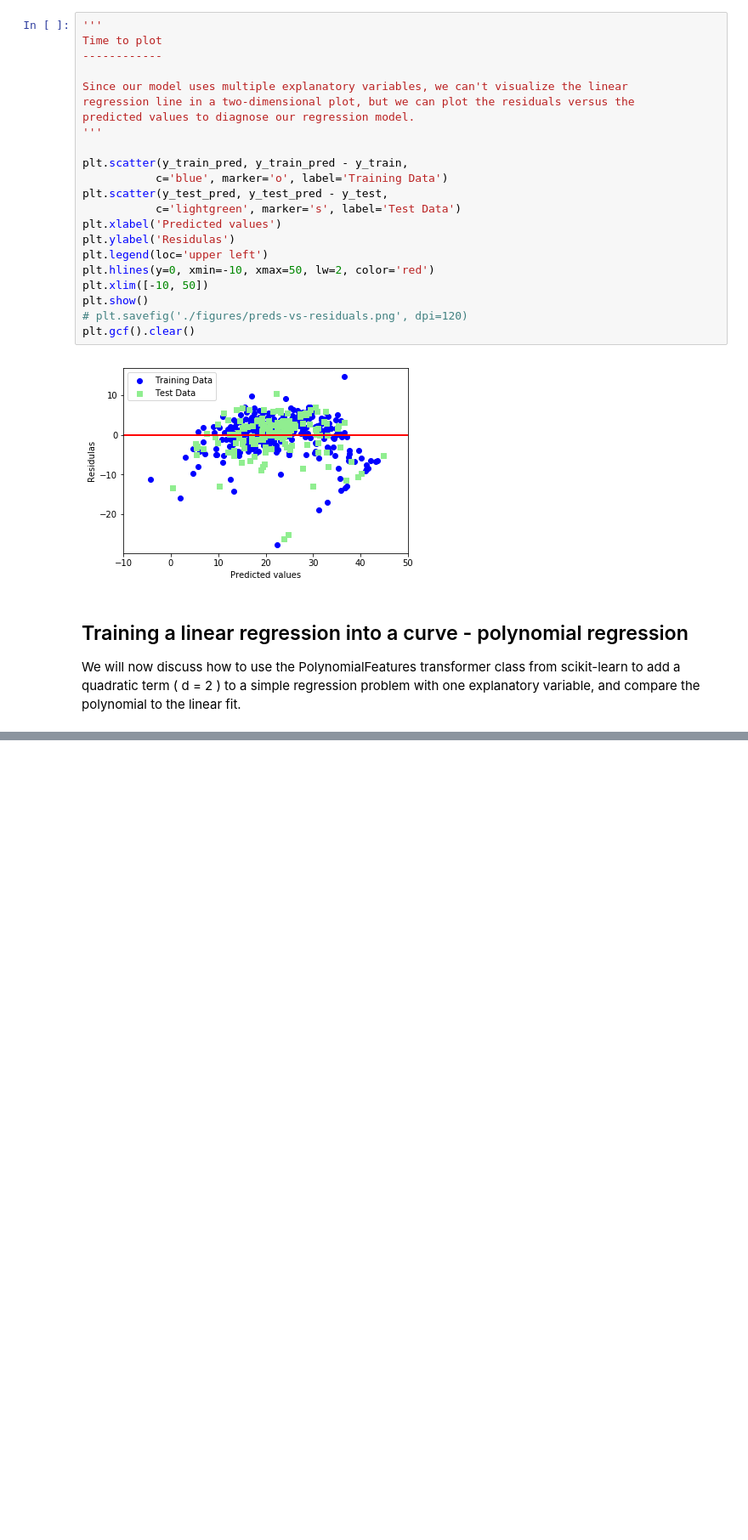
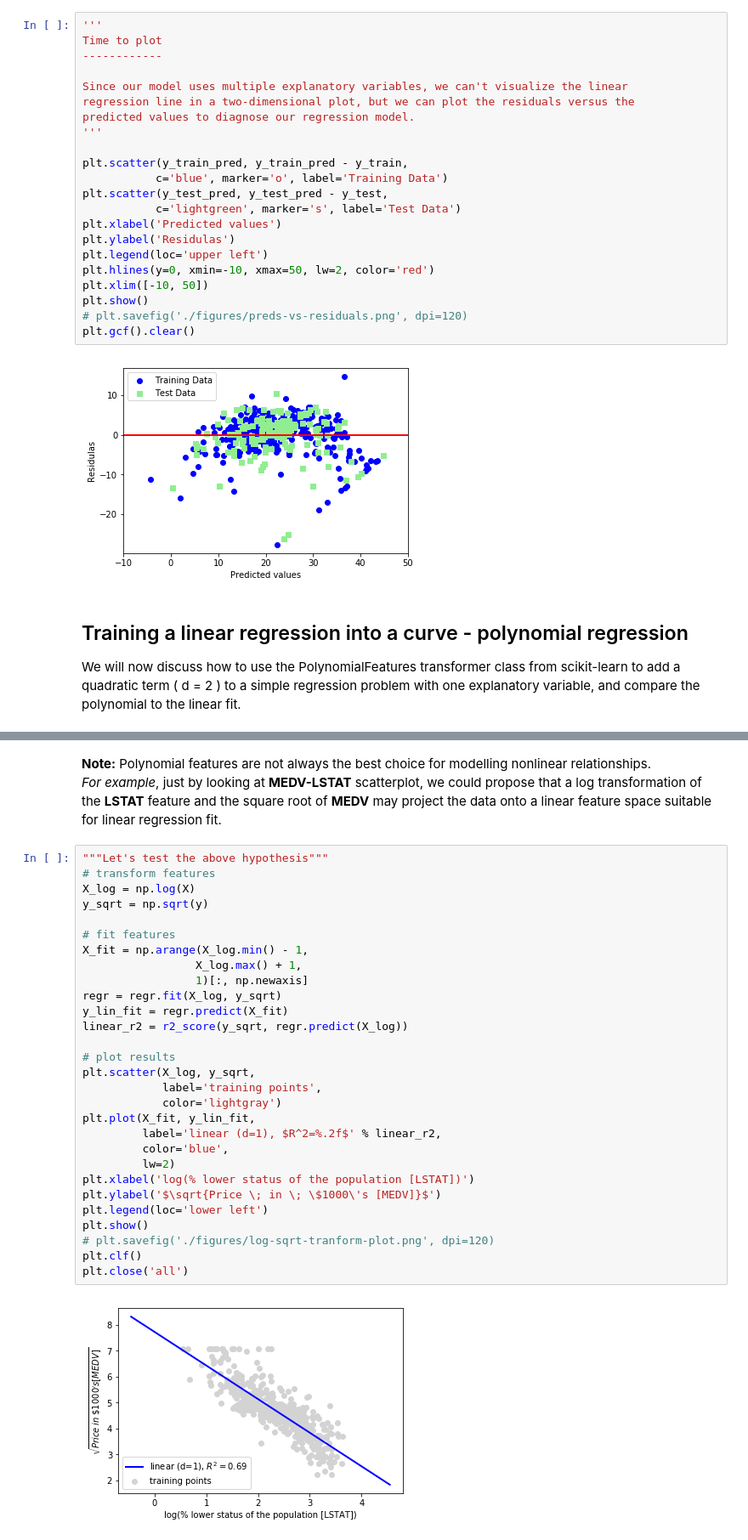
Before and after one commit to prakharchoudhary/Tale-O-Regression, a Jupyter notebook: regression-sklearn.ipynb, the cells around one changed output, grey strips where cells are left out. Shown: that part at 85% size. Cells and saved outputs as stored; diff of their text form; blank space fills up the shorter version.

```diff
--- a/regression-sklearn.ipynb
+++ b/regression-sklearn.ipynb
@@ -196,0 +263,34 @@ print('Training R^2 linear: %.3f, quadratic: %.3f' % (
+# %% [markdown]
+__Note:__ Polynomial features are not always the best choice for modelling nonlinear relationships.<br>
+_For example_, just by looking at __MEDV-LSTAT__ scatterplot, we could propose that a log transformation of the __LSTAT__ feature and the square root of __MEDV__ may project the data onto a linear feature space suitable for linear regression fit.
+# %%
+"""Let's test the above hypothesis"""
+# transform features
+X_log = np.log(X)
+y_sqrt = np.sqrt(y)
+
+# fit features
+X_fit = np.arange(X_log.min() - 1,
+                 X_log.max() + 1,
+                 1)[:, np.newaxis]
+regr = regr.fit(X_log, y_sqrt)
+y_lin_fit = regr.predict(X_fit)
+linear_r2 = r2_score(y_sqrt, regr.predict(X_log))
+
+# plot results
+plt.scatter(X_log, y_sqrt,
+            label='training points',
+            color='lightgray')
+plt.plot(X_fit, y_lin_fit,
+         label='linear (d=1), $R^2=%.2f$' % linear_r2,
+         color='blue',
+         lw=2)
+plt.xlabel('log(% lower status of the population [LSTAT])')
+plt.ylabel('$\sqrt{Price \; in \; \$1000\'s [MEDV]}$')
+plt.legend(loc='lower left')
+plt.show()
+# plt.savefig('./figures/log-sqrt-tranform-plot.png', dpi=120)
+plt.clf()
+plt.close('all')
+# %% [output]
+[figure, added]
```
Also changed, not shown: parts of 11 cells of this notebook, 4 other files.
